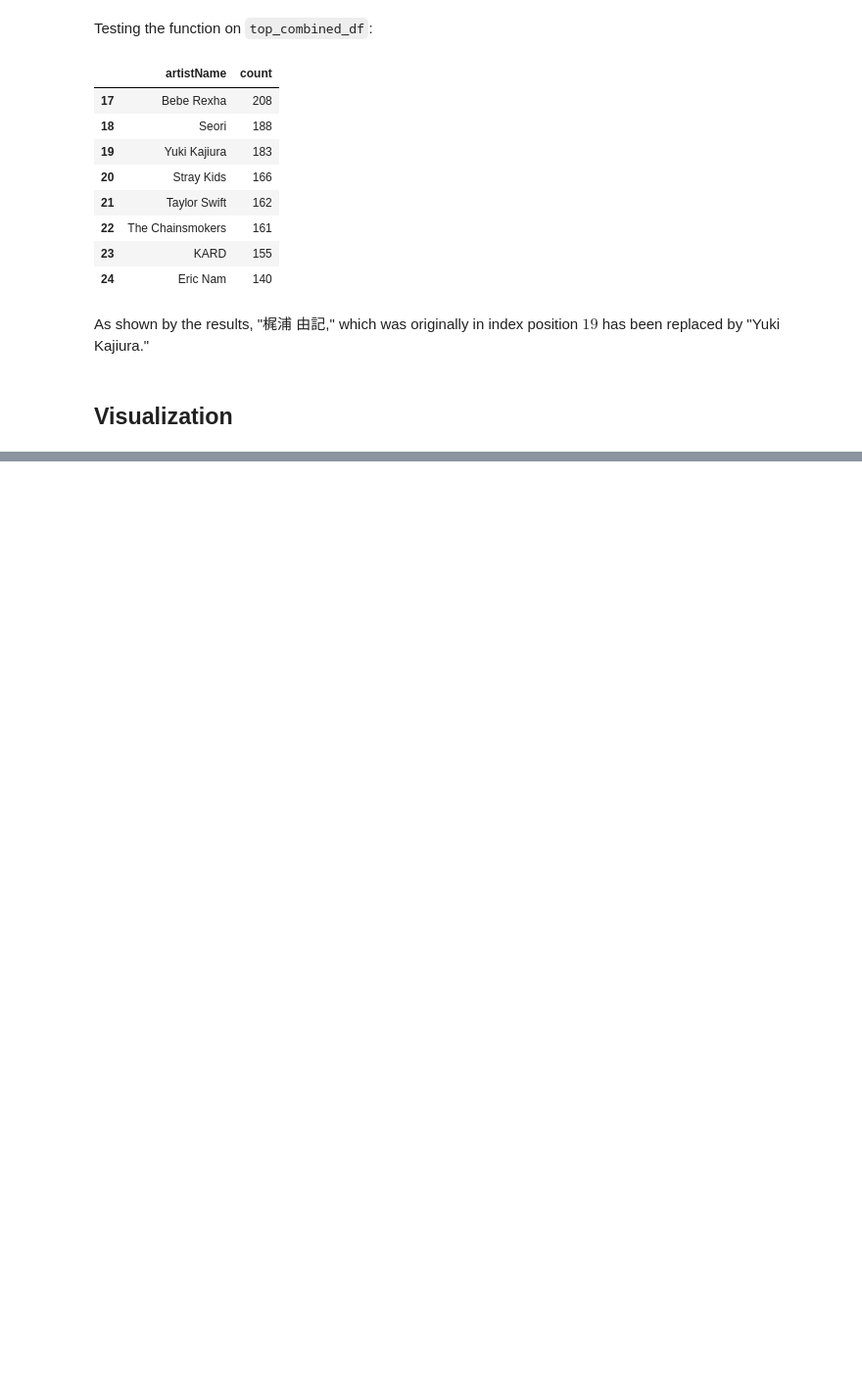
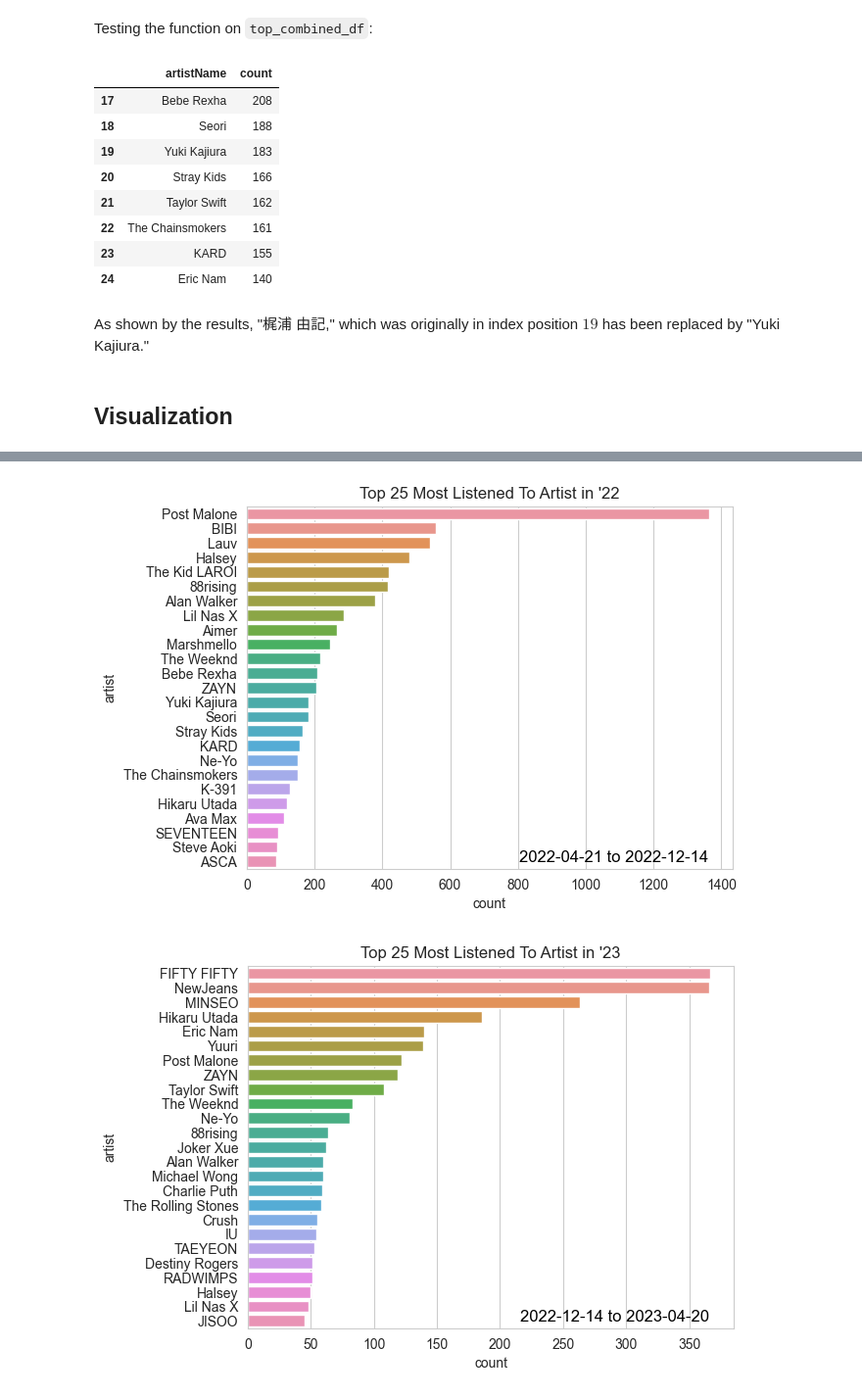
Before and after one commit to dnhuang/spotify-stream-history, a Jupyter notebook: analysis.ipynb, the cells around one changed output, grey strips where cells are left out. Shown at 98% size. Saved outputs shown, nothing was run; the diff lists cells and outputs as text; code cells hidden in the pictures; blank space fills up the shorter version.

```diff
--- a/analysis.ipynb
+++ b/analysis.ipynb
@@ -205,0 +209,44 @@ visualize_all_barplot()
+# %%
+# Helper function to get the start and end endTime of a DataFrame
+# Outliers will from df1 and combined_df will be removed
+# Did not next in visualize_all_barplot because needed later in another function
+# Return tuple (start, end)
+def get_start_end(df, name):
+    # instantiate pattern for regex
+    date_pattern = "([\d]{4}-[\d]{2}-[\d]{2})"
+
+    if (name == "'22" or name == "'22-'23"):
+        start = df['endTime'].str.extract(date_pattern, expand=False)[1] # skip the 0th outlier in 2021
+    else:
+        start = df['endTime'].str.extract(date_pattern, expand=False)[0]
+    end = df['endTime'].str.extract(date_pattern).tail(1)[0].iloc[0] # need to use iloc since index can vary
+
+    return (start, end)
+
+# Calls visualize_barplot on all the DataFrames, takes in a `num` dictating the top `num` artists
+def visualize_all_barplot(num=25):
+    # instantiate variables for loop
+    all_dfs = [df1, df2, combined_df]
+    all_df_years = ["'22", "'23", "'22-'23"]
+
+    for df, df_year in zip(all_dfs, all_df_years):
+
+        # get time-span
+        start, end = get_start_end(df, df_year)
+
+        # formatting: add start-end text in bottom right
+        # https://matplotlib.org/stable/tutorials/text/text_intro.html
+        fig= plt.figure()
+        ax = fig.add_subplot()
+        ax.text(0.95, 0.01, start + ' to ' + end,
+                verticalalignment='bottom', horizontalalignment='right',
+                transform=ax.transAxes,
+                color='black', fontsize=12)
+
+        # visualize
+        visualize_barplot(df, df_year, num)
+
+visualize_all_barplot()
+# %% [output]
+[figure, added]
+[figure, added]
```
Also changed, not shown: parts of 13 cells of this notebook, 1 other file.
